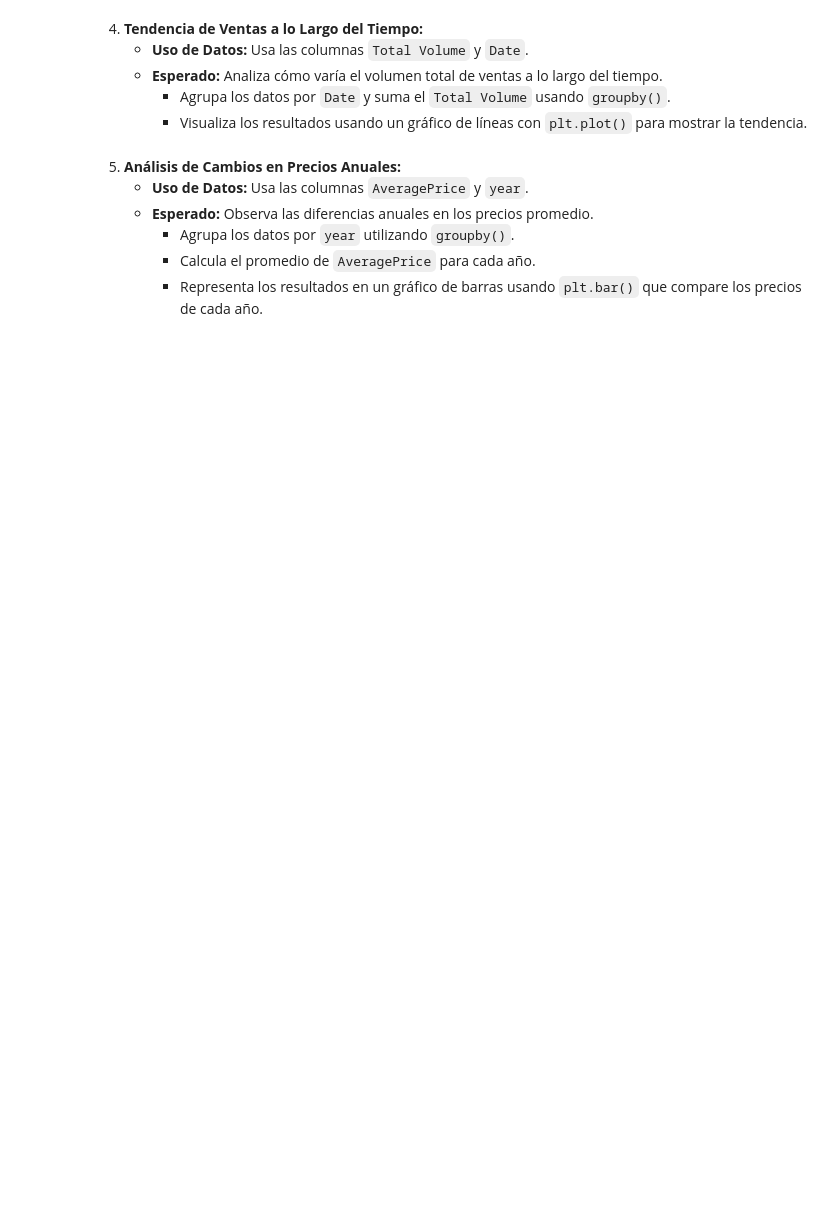
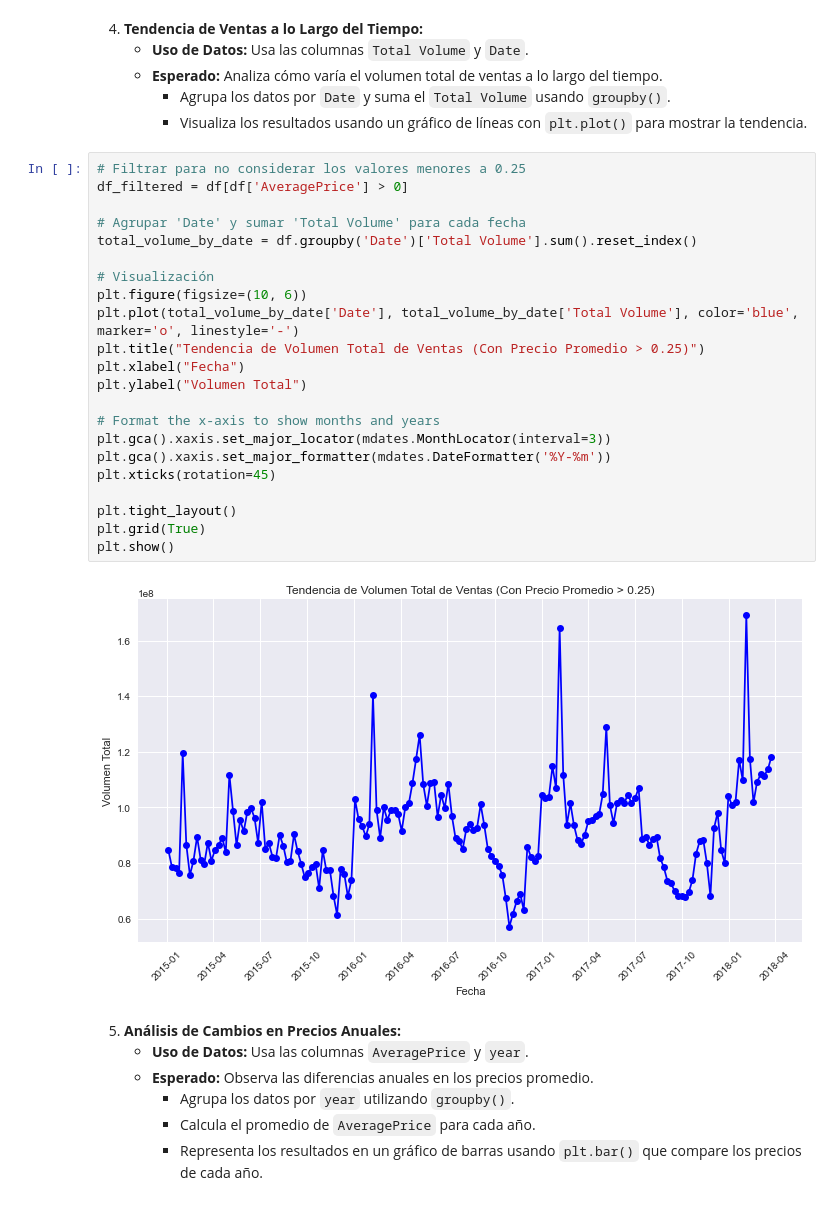
Before and after one commit to Julix4/avocado_project, a Jupyter notebook: proyecto_markdown.ipynb, the cells around one changed output. Cells and saved outputs as stored; diff of their text form; blank space fills up the shorter version.

```diff
--- a/proyecto_markdown.ipynb
+++ b/proyecto_markdown.ipynb
@@ -28,6 +183,30 @@
    - **Esperado:** Analiza cómo varía el volumen total de ventas a lo largo del tiempo.
      - Agrupa los datos por `Date` y suma el `Total Volume` usando `groupby()`.
      - Visualiza los resultados usando un gráfico de líneas con `plt.plot()` para mostrar la tendencia.
+# %%
+# Filtrar para no considerar los valores menores a 0.25
+df_filtered = df[df['AveragePrice'] > 0]
+
+# Agrupar 'Date' y sumar 'Total Volume' para cada fecha
+total_volume_by_date = df.groupby('Date')['Total Volume'].sum().reset_index()
+
+# Visualización
+plt.figure(figsize=(10, 6))
+plt.plot(total_volume_by_date['Date'], total_volume_by_date['Total Volume'], color='blue', marker='o', linestyle='-')
+plt.title("Tendencia de Volumen Total de Ventas (Con Precio Promedio > 0.25)")
+plt.xlabel("Fecha")
+plt.ylabel("Volumen Total")
+
+# Format the x-axis to show months and years
+plt.gca().xaxis.set_major_locator(mdates.MonthLocator(interval=3))
+plt.gca().xaxis.set_major_formatter(mdates.DateFormatter('%Y-%m'))
+plt.xticks(rotation=45)
+
+plt.tight_layout()
+plt.grid(True)
+plt.show()
+# %% [output]
+[figure, added]
 # %% [markdown]
 5. **Análisis de Cambios en Precios Anuales:**
    - **Uso de Datos:** Usa las columnas `AveragePrice` y `year`.
```
Also changed, not shown: parts of 9 cells of this notebook, 2 other files.
